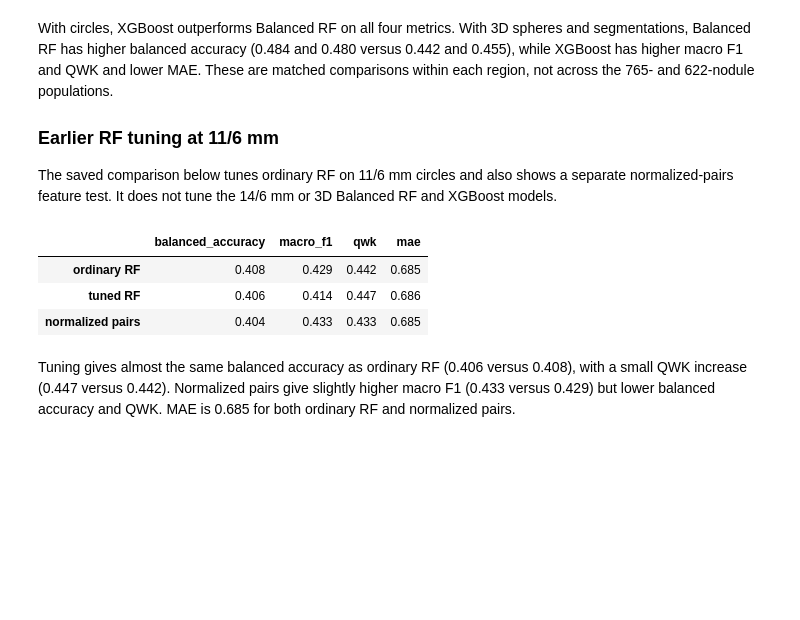
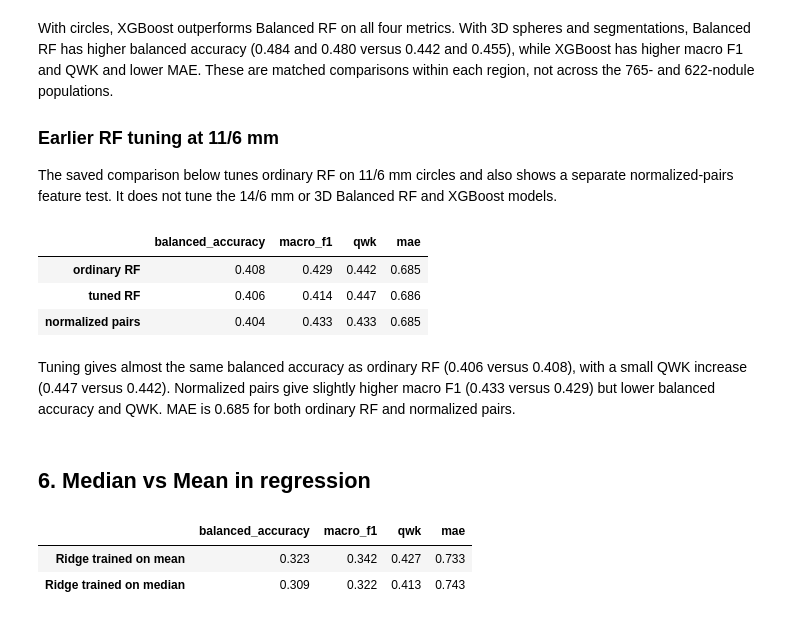
Before and after one commit to anaaaraujoo/lung-ct-classification, a Jupyter notebook: notebooks/radiomics_experiments.ipynb, the cells around one changed output. Cells and saved outputs as stored; diff of their text form; code cells hidden in the pictures; blank space fills up the shorter version.

```diff
--- a/notebooks/radiomics_experiments.ipynb
+++ b/notebooks/radiomics_experiments.ipynb
@@ -501,3 +494,14 @@ display_models(models)
 | normalized pairs | 0.404 | 0.433 | 0.433 | 0.685 |
 # %% [markdown]
 Tuning gives almost the same balanced accuracy as ordinary RF (0.406 versus 0.408), with a small QWK increase (0.447 versus 0.442). Normalized pairs give slightly higher macro F1 (0.433 versus 0.429) but lower balanced accuracy and QWK. MAE is 0.685 for both ordinary RF and normalized pairs.
+# %% [markdown]
+## 6. Median vs Mean in regression
+# %%
+display_models({
+    "Ridge trained on mean": "ridge_segmentation_3d_c50_ge3",
+    "Ridge trained on median": "ridge_segmentation_3d_c50_ge3_median",
+})
+# %% [output]
+|  | balanced_accuracy | macro_f1 | qwk | mae |
+| Ridge trained on mean | 0.323 | 0.342 | 0.427 | 0.733 |
+| Ridge trained on median | 0.309 | 0.322 | 0.413 | 0.743 |
```
Also changed, not shown: parts of 22 cells of this notebook, 5 other files.
